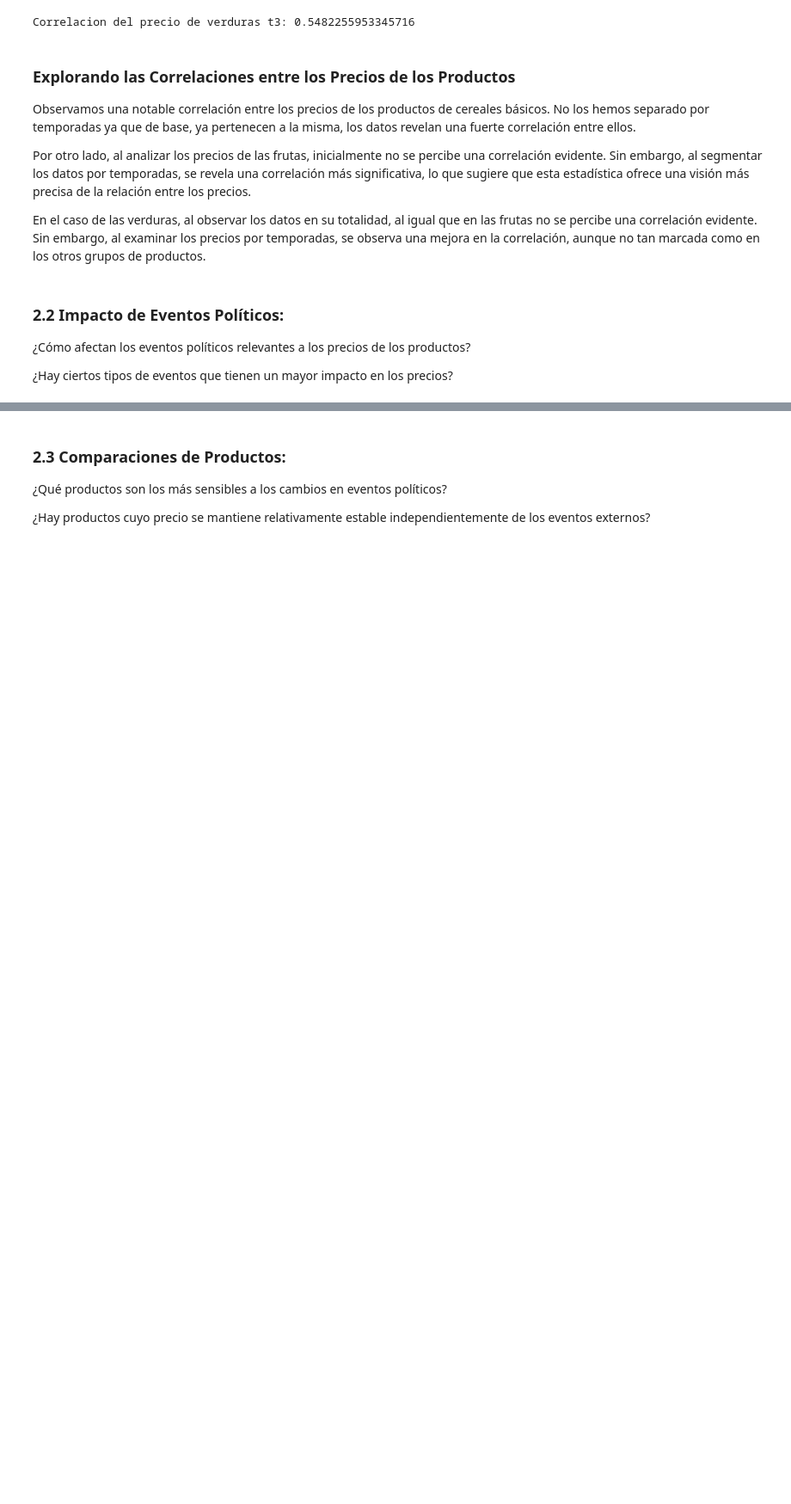
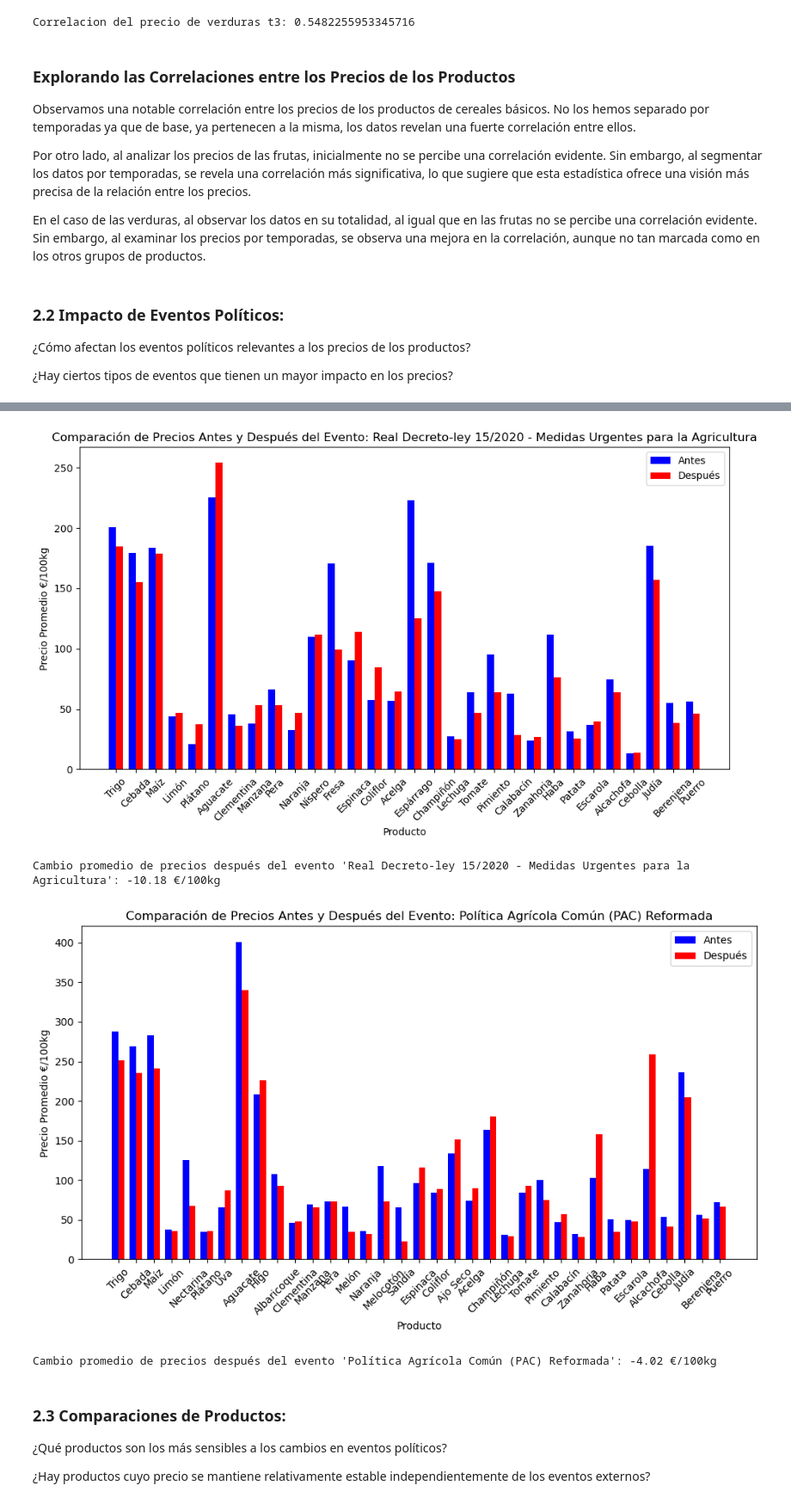
Before and after one commit to Veroski/Base-de-Datos, a Jupyter notebook: analisis.ipynb, the cells around one changed output, grey strips where cells are left out. Shown at 86% size. Saved outputs shown, nothing was run; the diff lists cells and outputs as text; code cells hidden in the pictures; blank space fills up the shorter version.

```diff
--- a/analisis.ipynb
+++ b/analisis.ipynb
@@ -268,3 +336,39 @@ En el caso de las verduras, al observar los datos en su totalidad, al igual que
+# %%
+
+# Merge resultados_df con el dataframe de productos para obtener los nombres de los productos
+merged_resultados_df = resultados_df.merge(producte[['idProducte', 'nom']], on='idProducte', how='left')
+
+# Graficar resultados
+eventos_unicos = resultados_df['Evento'].unique()
+
+for evento in eventos_unicos:
+    datos_evento = merged_resultados_df[merged_resultados_df['Evento'] == evento]
+    nombres_productos = datos_evento['nom']
+    promedios_antes = datos_evento['PromedioAntes']
+    promedios_despues = datos_evento['PromedioDespues']
+    cambio_promedio = datos_evento['Cambio'].mean()
+
+    # Crear gráfico de barras
+    plt.figure(figsize=(10, 6))
+    bar_width = 0.35
+    index = range(len(nombres_productos))
+
+    plt.bar(index, promedios_antes, bar_width, label='Antes', color='blue')
+    plt.bar([i + bar_width for i in index], promedios_despues, bar_width, label='Después', color='red')
+    plt.xlabel('Producto')
+    plt.ylabel('Precio Promedio €/100kg')
+    plt.title(f'Comparación de Precios Antes y Después del Evento: {evento}')
+    plt.xticks([i + bar_width / 2 for i in index], nombres_productos, rotation=45)
+    plt.legend()
+    plt.tight_layout()
+    plt.show()
+
+    print(f"Cambio promedio de precios después del evento '{evento}': {cambio_promedio:.2f} €/100kg")
+# %% [output]
+[figure, added]
+Cambio promedio de precios después del evento 'Real Decreto-ley 15/2020 - Medidas Urgentes para la Agricultura': -10.18 €/100kg
+[figure, added]
+Cambio promedio de precios después del evento 'Política Agrícola Común (PAC) Reformada': -4.02 €/100kg
 # %% [markdown]
 ### 2.3 Comparaciones de Productos:
 
```
Also changed, not shown: parts of 15 cells of this notebook.
